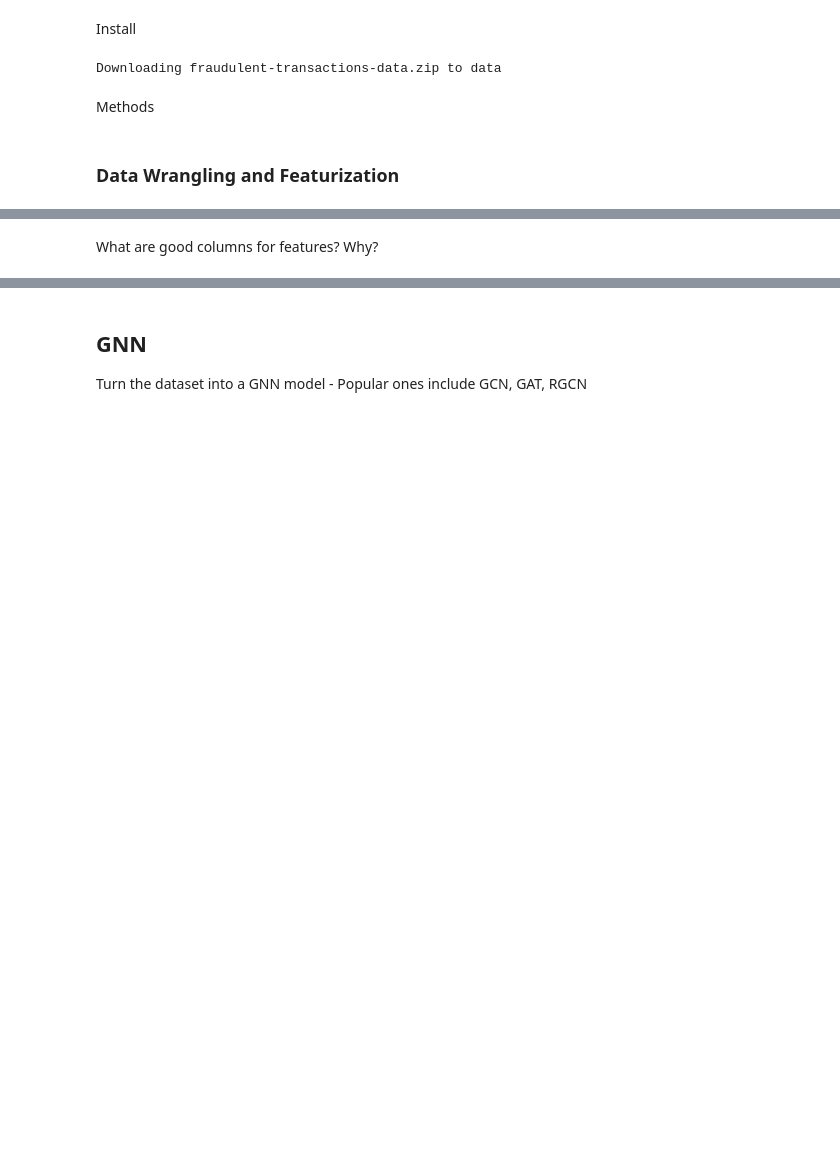
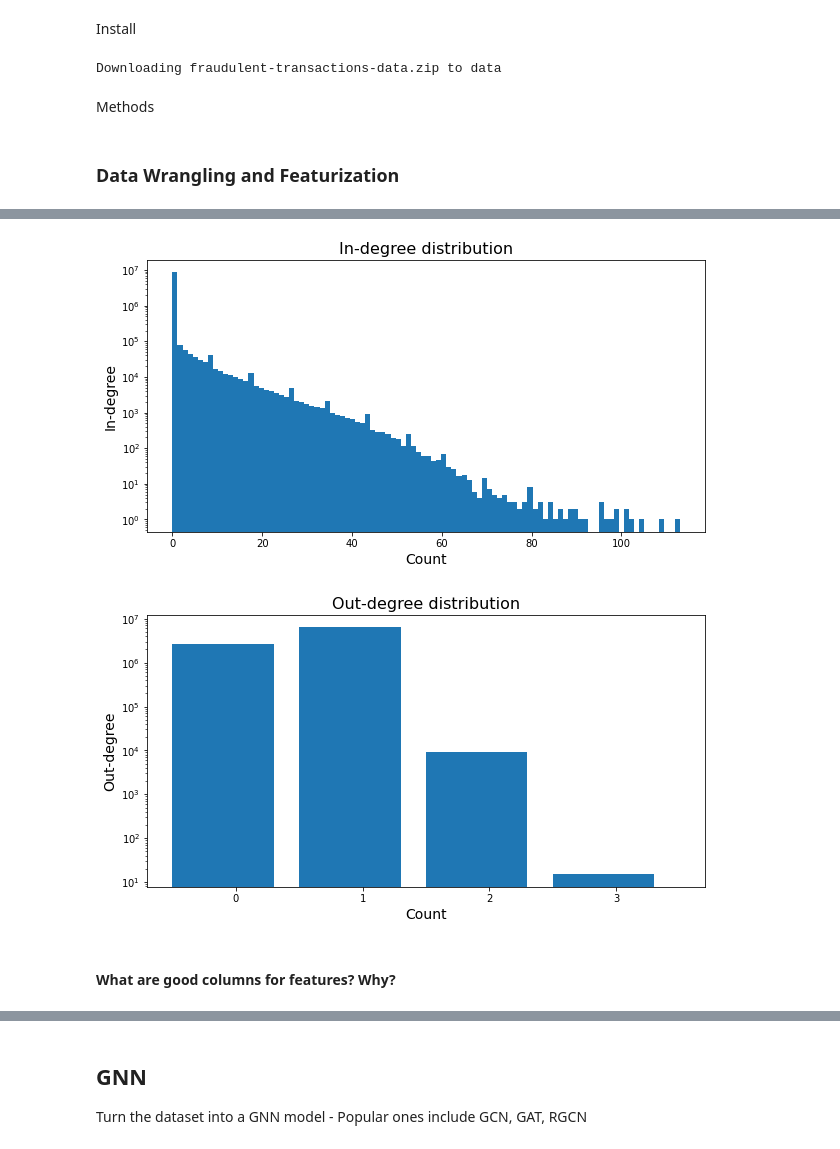
Before and after one commit to sophiaski/graphistry-gnn, a Jupyter notebook: overview.ipynb, the cells around one changed output, grey strips where cells are left out. Cells and saved outputs as stored; diff of their text form; code cells hidden in the pictures; blank space fills up the shorter version.

```diff
--- a/overview.ipynb
+++ b/overview.ipynb
@@ -49,2 +122,27 @@ Wall time: 85.8 µs
+# %%
+# Degree distribution
+# Total
+deg = G.degrees()
+deg.loc[:,"degree"] = deg.in_degree + deg.out_degree
+# In-degree
+plt.figure(figsize=(10, 5))
+plt.title("In-degree distribution", fontsize=16)
+plt.ylabel("In-degree", fontsize=14)
+plt.xlabel("Count", fontsize=14)
+plt.hist(deg.in_degree.values.get(), bins=100)
+plt.yscale('log')
+plt.show()
+# Out-degree
+plt.figure(figsize=(10, 5))
+plt.title("Out-degree distribution", fontsize=16)
+plt.ylabel("Out-degree", fontsize=14)
+plt.xlabel("Count", fontsize=14)
+plt.hist(deg.out_degree.values.get(),width=0.8, bins=np.arange(5) - 0.5)
+plt.xticks(range(4))
+plt.yscale('log')
+plt.show()
+# %% [output]
+[figure, added]
+[figure, added]
 # %% [markdown]
-What are good columns for features? Why?
+#### What are good columns for features? Why?
```
Also changed, not shown: parts of 24 cells of this notebook, 1 other file.
